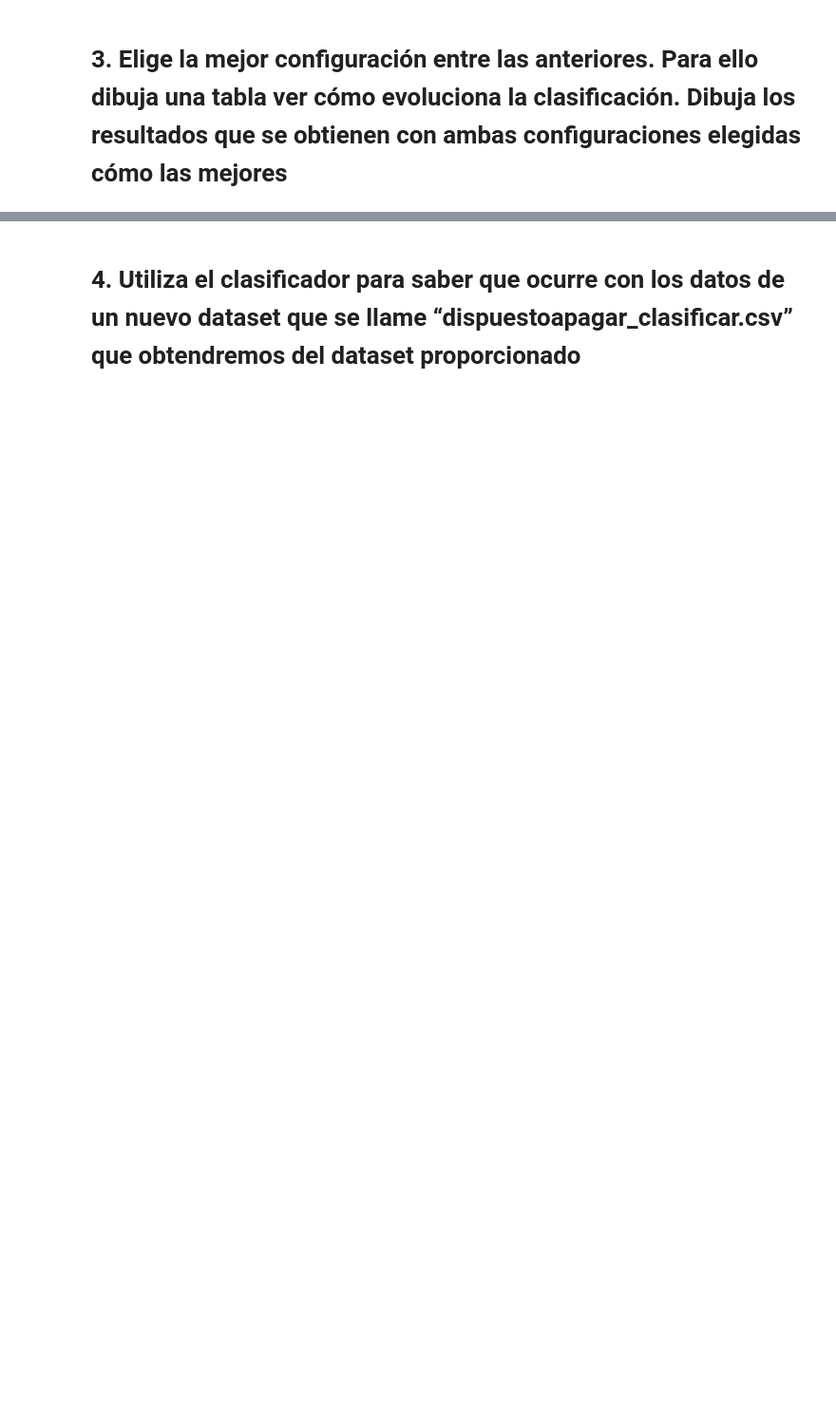
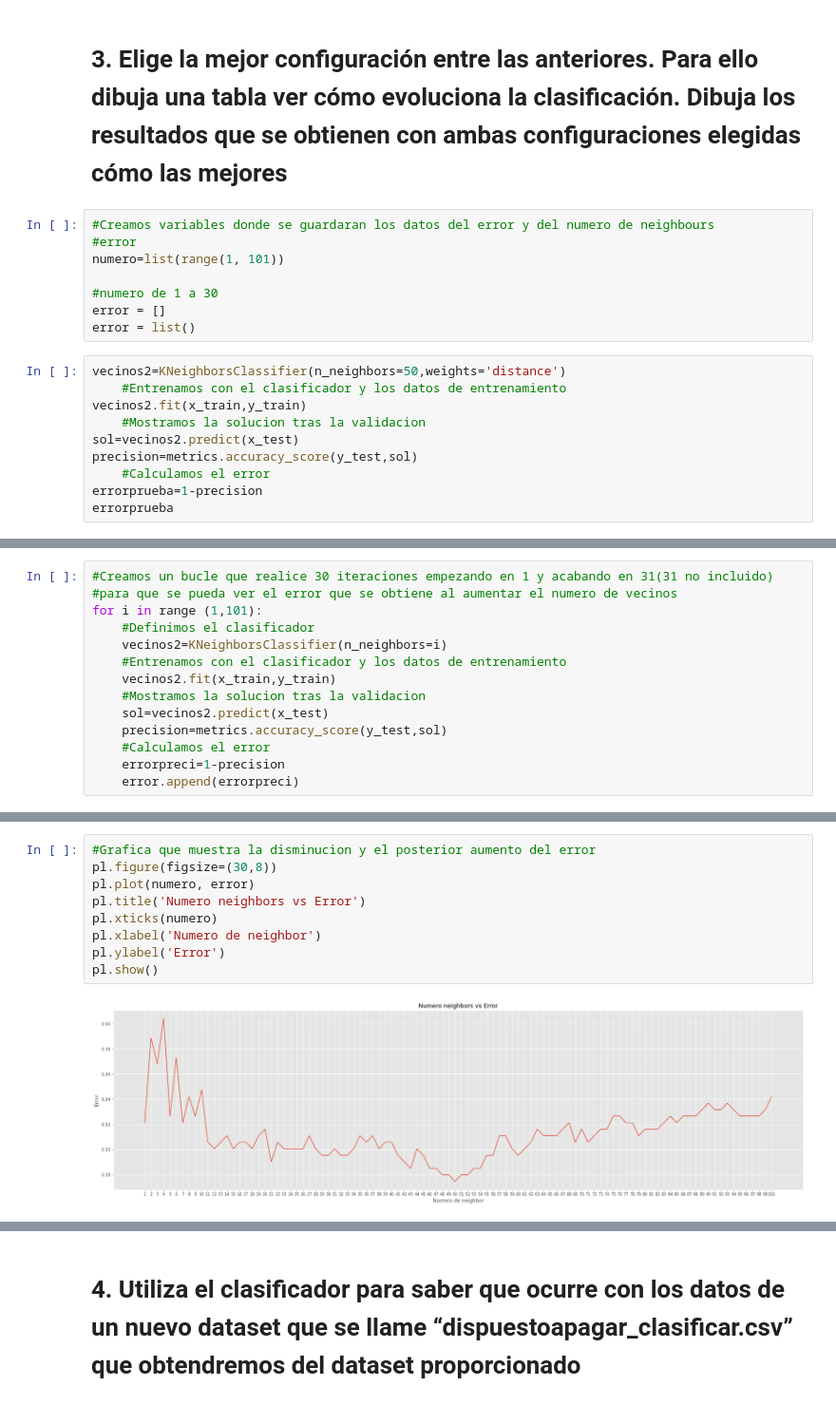
Before and after one commit to AlvaroChavarri/Practicamining3, a Jupyter notebook: LAB03-GRUPORoigChavarri/Practica4Coches_Copy.ipynb, the cells around one changed output, grey strips where cells are left out. Shown: that part at 95% size. Saved outputs shown, nothing was run; the diff lists cells and outputs as text; blank space fills up the shorter version.

```diff
--- a/LAB03-GRUPORoigChavarri/Practica4Coches_Copy.ipynb
+++ b/LAB03-GRUPORoigChavarri/Practica4Coches_Copy.ipynb
@@ -193,2 +174,20 @@ Como podemos ver, a mayor numero de vecinos para entrenar, mejor accuracy, por l
 # %% [markdown]
 # 3. Elige la mejor configuración entre las anteriores. Para ello dibuja una tabla ver cómo evoluciona la clasificación.  Dibuja  los  resultados  que  se  obtienen  con  ambas  configuraciones  elegidas  cómo  las mejores
+# %%
+#Creamos variables donde se guardaran los datos del error y del numero de neighbours
+#error
+numero=list(range(1, 101))
+
+#numero de 1 a 30
+error = []
+error = list()
+# %%
+vecinos2=KNeighborsClassifier(n_neighbors=50,weights='distance')
+    #Entrenamos con el clasificador y los datos de entrenamiento
+vecinos2.fit(x_train,y_train)
+    #Mostramos la solucion tras la validacion
+sol=vecinos2.predict(x_test)
+precision=metrics.accuracy_score(y_test,sol)
+    #Calculamos el error
+errorprueba=1-precision
+errorprueba
@@ -194,0 +196,14 @@ Como podemos ver, a mayor numero de vecinos para entrenar, mejor accuracy, por l
+# %%
+#Creamos un bucle que realice 30 iteraciones empezando en 1 y acabando en 31(31 no incluido)
+#para que se pueda ver el error que se obtiene al aumentar el numero de vecinos
+for i in range (1,101):
+    #Definimos el clasificador
+    vecinos2=KNeighborsClassifier(n_neighbors=i)
+    #Entrenamos con el clasificador y los datos de entrenamiento
+    vecinos2.fit(x_train,y_train)
+    #Mostramos la solucion tras la validacion
+    sol=vecinos2.predict(x_test)
+    precision=metrics.accuracy_score(y_test,sol)
+    #Calculamos el error
+    errorpreci=1-precision
+    error.append(errorpreci)
@@ -194,0 +229,11 @@ Como podemos ver, a mayor numero de vecinos para entrenar, mejor accuracy, por l
+# %%
+#Grafica que muestra la disminucion y el posterior aumento del error
+pl.figure(figsize=(30,8))
+pl.plot(numero, error)
+pl.title('Numero neighbors vs Error')
+pl.xticks(numero)
+pl.xlabel('Numero de neighbor')
+pl.ylabel('Error')
+pl.show()
+# %% [output]
+[figure, added]
```
Also changed, not shown: parts of 19 cells of this notebook, 3 other files.
